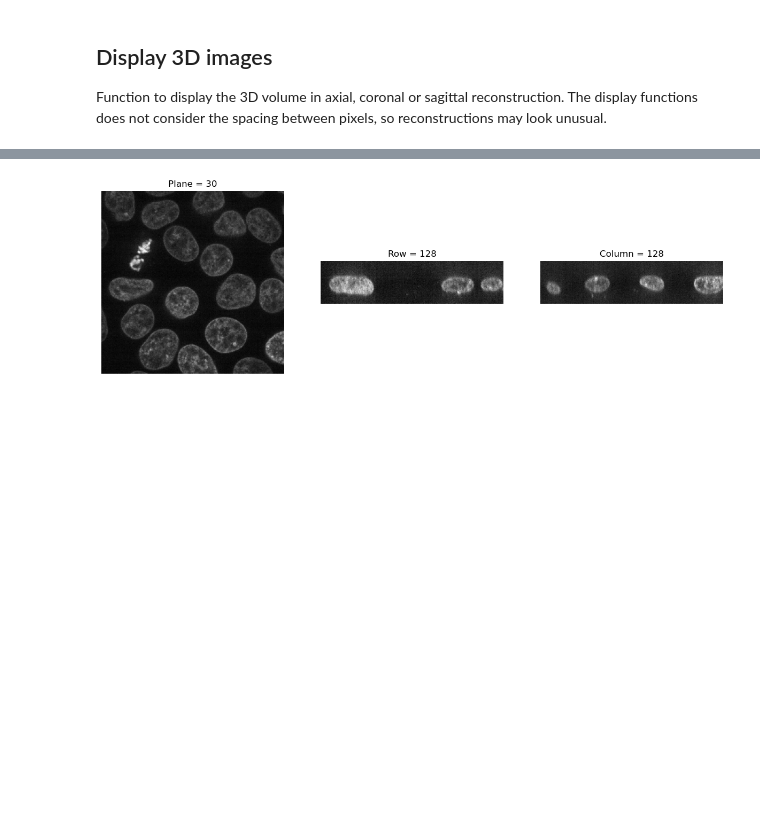
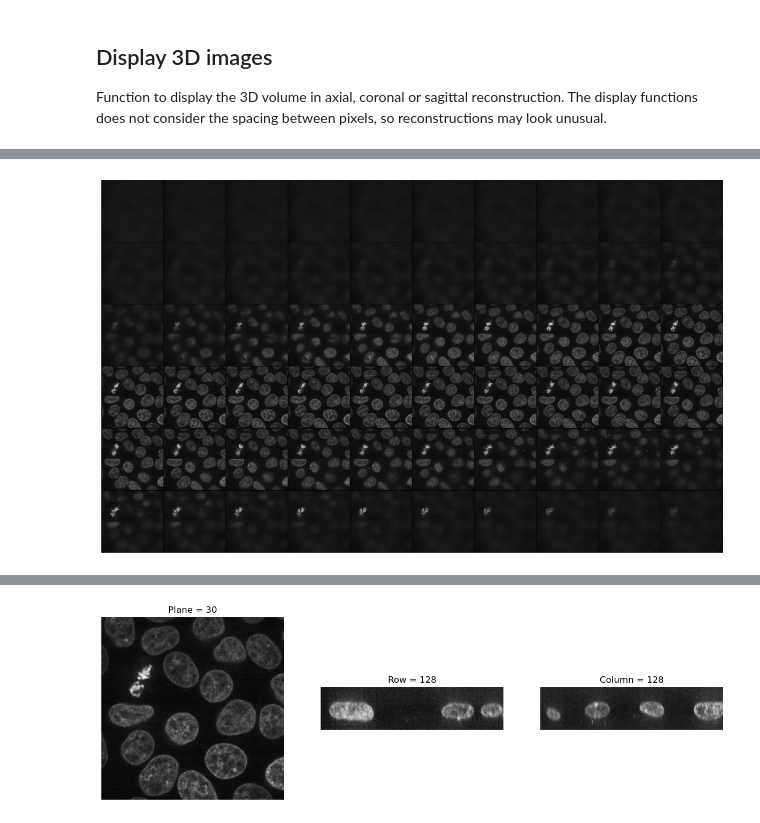
Before and after one commit to bmandracchia/bioMONAI, a Jupyter notebook: nbs/09_visualize.ipynb, the cells around one changed output, grey strips where cells are left out. Drawn from its saved outputs; the diff is of its cells as text; code cells hidden in the pictures; blank space fills up the shorter version.

Commit message:
changed test image in visualize

```diff
--- a/nbs/09_visualize.ipynb
+++ b/nbs/09_visualize.ipynb
@@ -177,0 +165,4 @@ torch.Size([96, 512, 512])
+# %%
+mosaic_image_3d(torch_from_numpy(data), figsize=None)
+# %% [output]
+[figure, added]
```
Also changed, not shown: parts of 2 cells of this notebook, 1 other file.
